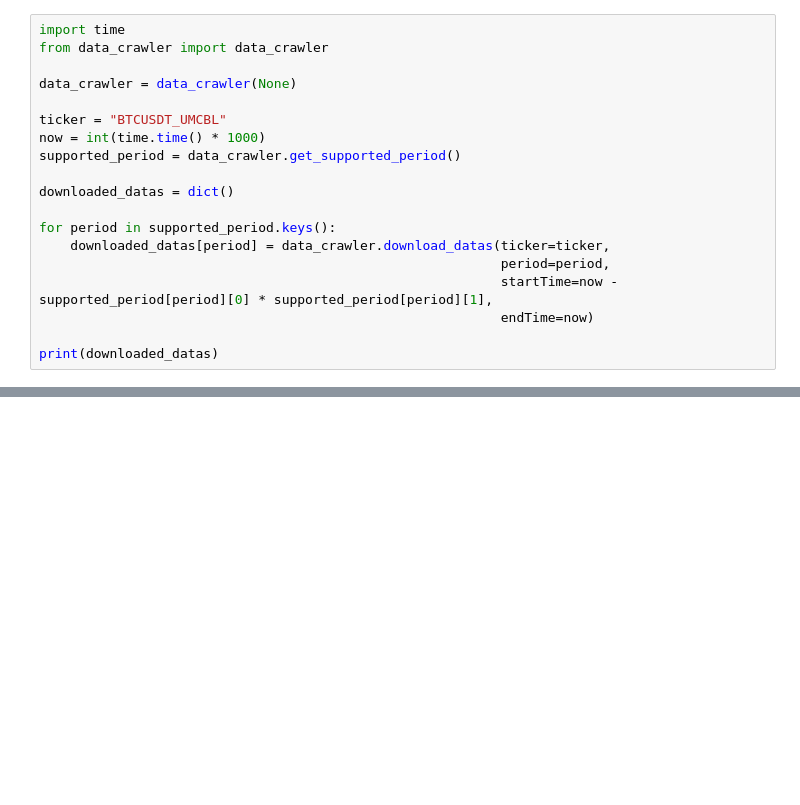
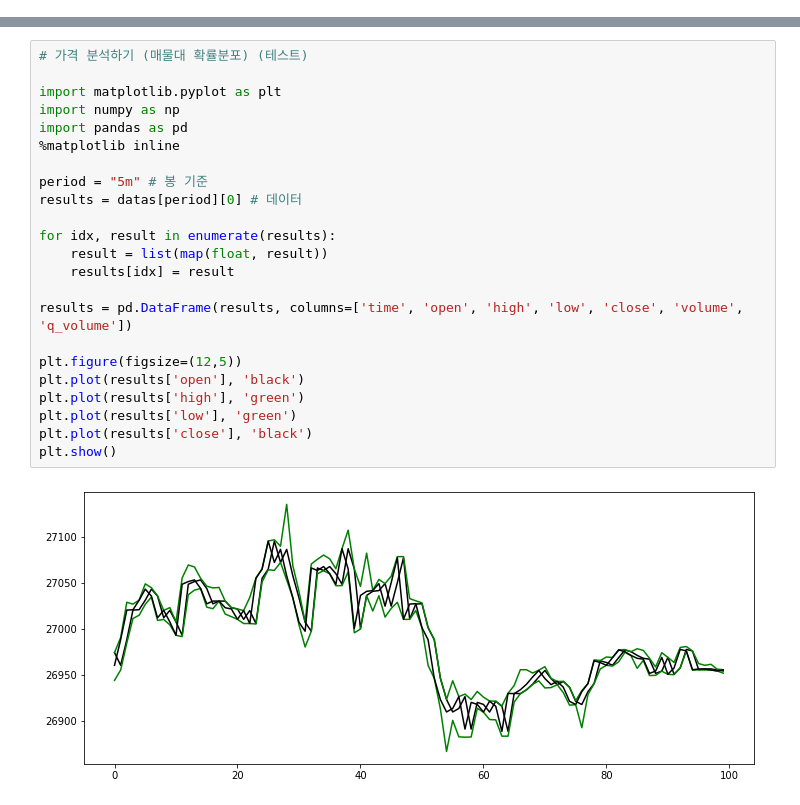
Before and after one commit to DevTae/BitgetTelegramSignal, a Jupyter notebook: price_analyzer_demo.ipynb, the cells around one changed output, grey strips where cells are left out. Drawn from its saved outputs; the diff is of its cells as text; blank space fills up the shorter version.

Commit message:
Update codes to change periods

```diff
--- a/price_analyzer_demo.ipynb
+++ b/price_analyzer_demo.ipynb
@@ -1,19 +0,0 @@
-# %%
-import time
-from data_crawler import data_crawler
-
-data_crawler = data_crawler(None)
-
-ticker = "BTCUSDT_UMCBL"
-now = int(time.time() * 1000)
-supported_period = data_crawler.get_supported_period()
-
-downloaded_datas = dict()
-
-for period in supported_period.keys():
-    downloaded_datas[period] = data_crawler.download_datas(ticker=ticker,
-                                                           period=period,
-                                                           startTime=now - supported_period[period][0] * supported_period[period][1],
-                                                           endTime=now)
-
-print(downloaded_datas)
@@ -31,0 +45,25 @@ Succeed to download datas [BTCUSDT_UMCBL / 1D / 1687321944692 / 1695961944692]
+# %%
+# 가격 분석하기 (매물대 확률분포) (테스트)
+
+import matplotlib.pyplot as plt
+import numpy as np
+import pandas as pd
+%matplotlib inline
+
+period = "5m" # 봉 기준
+results = datas[period][0] # 데이터
+
+for idx, result in enumerate(results):
+    result = list(map(float, result))
+    results[idx] = result
+
+results = pd.DataFrame(results, columns=['time', 'open', 'high', 'low', 'close', 'volume', 'q_volume'])
+
+plt.figure(figsize=(12,5))
+plt.plot(results['open'], 'black')
+plt.plot(results['high'], 'green')
+plt.plot(results['low'], 'green')
+plt.plot(results['close'], 'black')
+plt.show()
+# %% [output]
+[figure, added]
```
Also changed, not shown: parts of 2 cells of this notebook, 2 other files.
